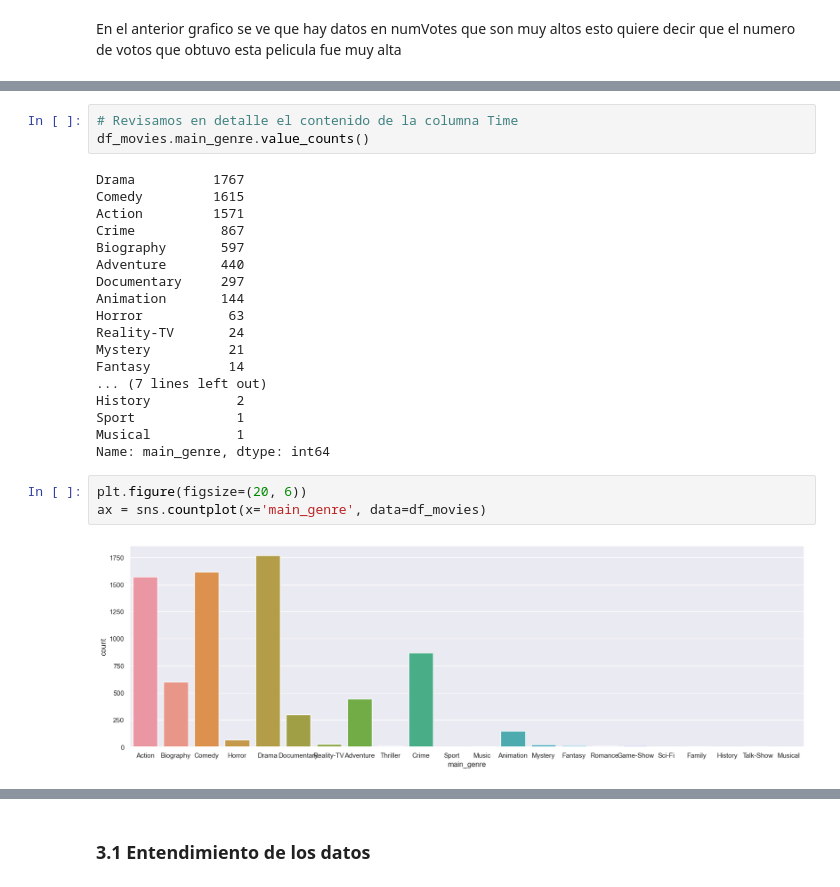
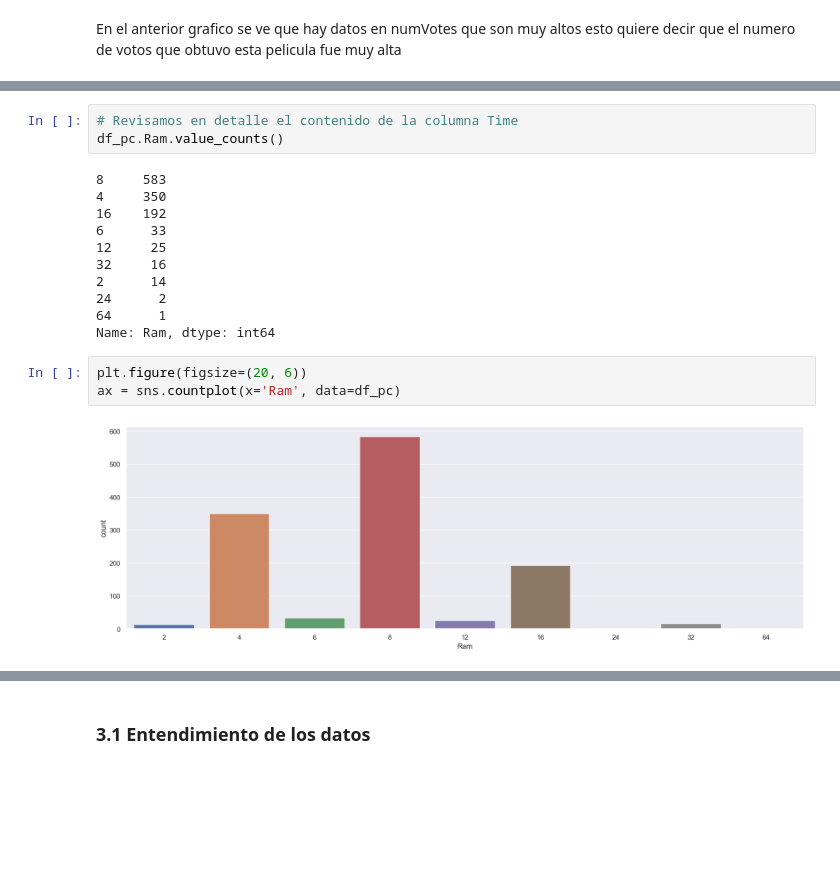
Before and after one commit to jf-garciam1/Lab-BI, a Jupyter notebook: Lab2/Lab2.ipynb, the cells around one changed output, grey strips where cells are left out. Cells and saved outputs as stored; diff of their text form; blank space fills up the shorter version.

```diff
--- a/Lab2/Lab2.ipynb
+++ b/Lab2/Lab2.ipynb
@@ -150,28 +144,21 @@ df_movies[name_cols_non_number].describe()
 # %%
 # Revisamos en detalle el contenido de la columna Time
-df_movies.main_genre.value_counts()
+df_pc.Ram.value_counts()
 # %% [output]
-Drama          1767
-Comedy         1615
-Action         1571
-Crime           867
-Biography       597
-Adventure       440
-Documentary     297
-Animation       144
-Horror           63
-Reality-TV       24
-Mystery          21
-Fantasy          14
-... (7 lines left out)
-History           2
-Sport             1
-Musical           1
-Name: main_genre, dtype: int64
+8     583
+4     350
+16    192
+6      33
+12     25
+32     16
+2      14
+24      2
+64      1
+Name: Ram, dtype: int64
 # %%
 plt.figure(figsize=(20, 6))
-ax = sns.countplot(x='main_genre', data=df_movies)
+ax = sns.countplot(x='Ram', data=df_pc)
 # %% [output]
-[figure, old version]
+[figure, new version]
 # %%
 plt.figure(figsize=(10, 6))
```
Also changed, not shown: parts of 35 cells of this notebook.
